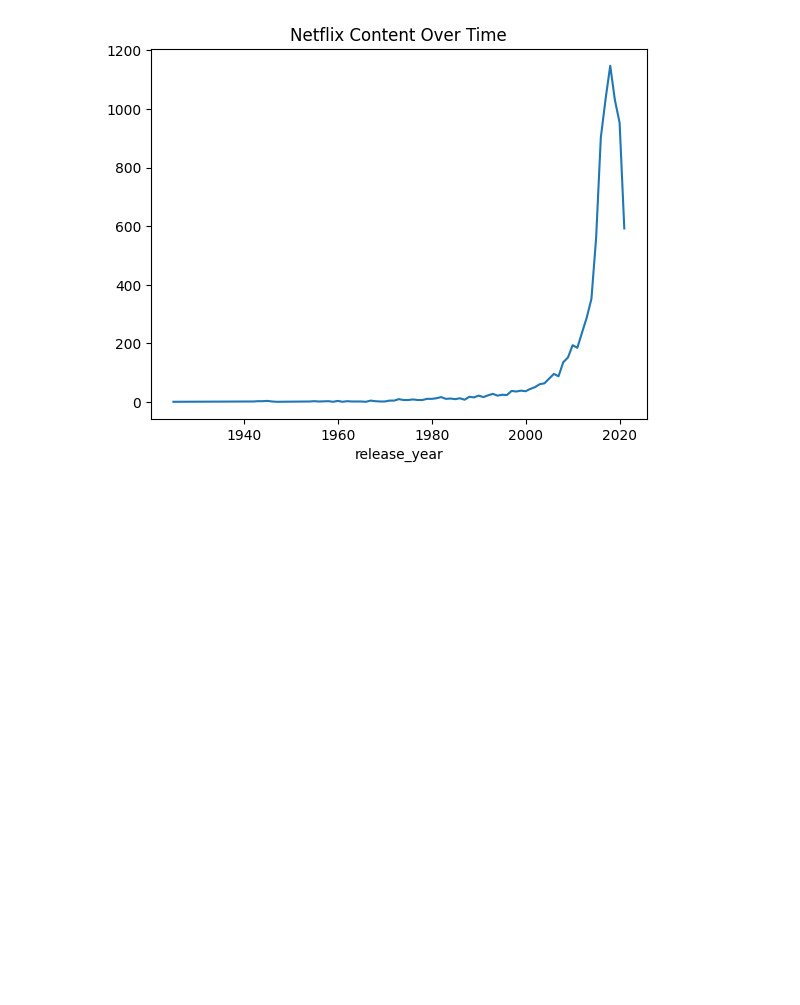
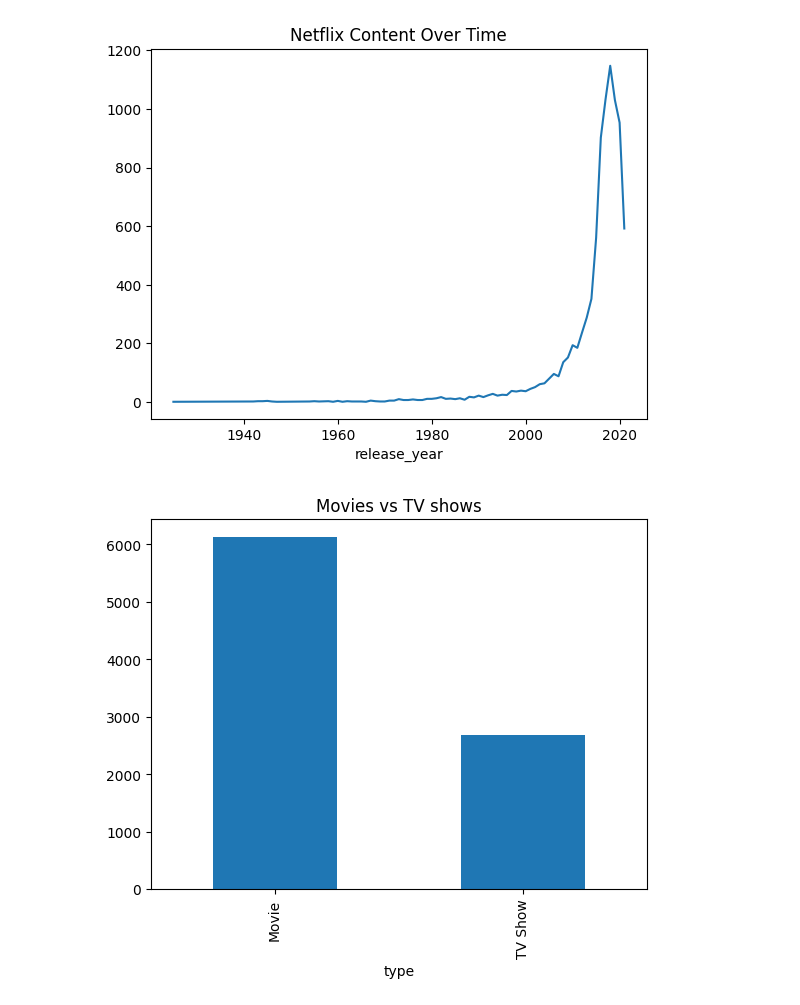
Before and after one commit to kwojo223/Nextflix-Content-Analysis, a Jupyter notebook: notebooks/netflix_analysis.ipynb, the cells around one changed output. Drawn from its saved outputs; the diff is of its cells as text; code cells hidden in the pictures; blank space fills up the shorter version.

Commit message:
movies vs tv shows

```diff
--- a/notebooks/netflix_analysis.ipynb
+++ b/notebooks/netflix_analysis.ipynb
@@ -46,3 +46,9 @@ plt.title("Netflix Content Over Time")
 plt.show()
 # %% [output]
 [figure]
+# %%
+df['type'].value_counts().head(10).plot(kind='bar')
+plt.title("Movies vs TV shows")
+plt.show()
+# %% [output]
+[figure, added]
```
